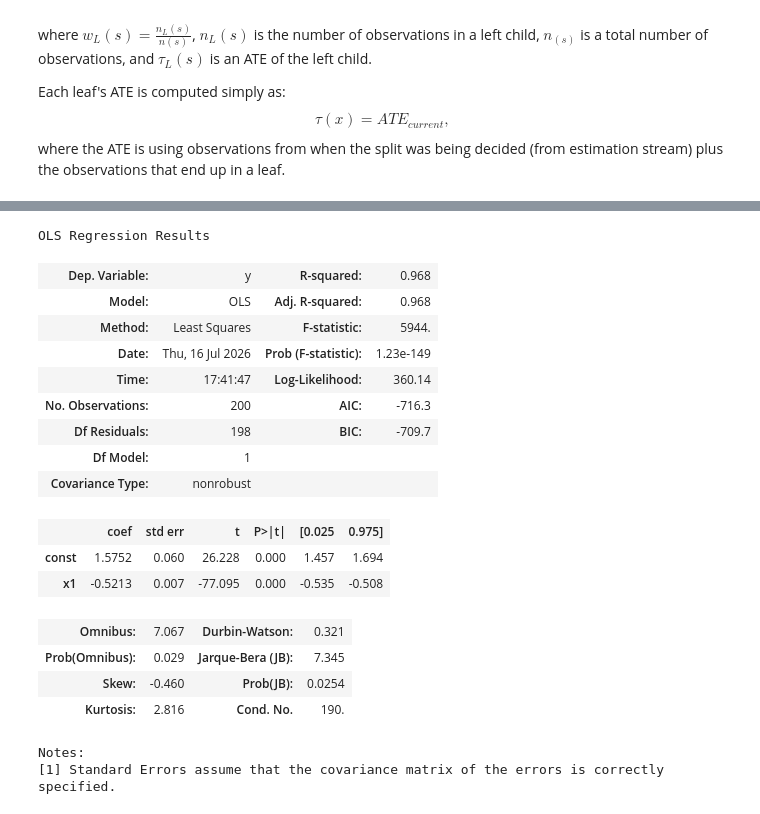
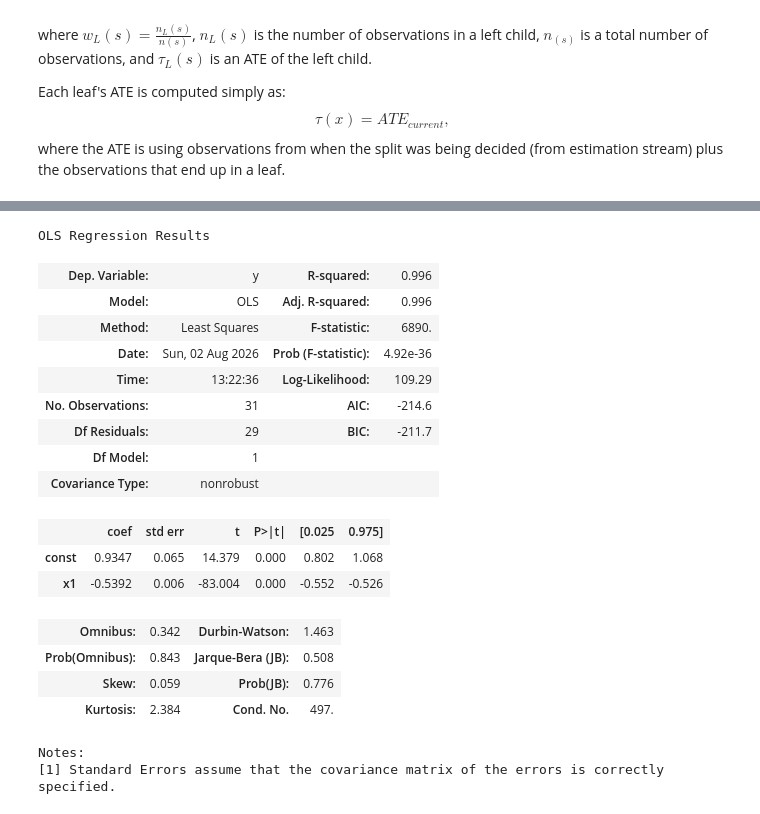
Before and after one commit to goxmox/online_random_forest, a Jupyter notebook: online_rf.ipynb, the cells around one changed output, grey strips where cells are left out. Drawn from its saved outputs; the diff is of its cells as text; code cells hidden in the pictures.

```diff
--- a/online_rf.ipynb
+++ b/online_rf.ipynb
@@ -579,19 +634,26 @@ class TreeNode:
 
             return self.children[side].compute_ate(x)
 # %%
-M = 50
-epochs = 250
-startup_n = 200
-n_features = 3
-dgp_mu1 = dgp1_cate
-dgp_mu0 = dgp2_cate
-prop_cate = prop1_cate
-sigma = 3
+M = 20
+epochs = 60
+startup_n = 100
+n_features = 10
 
-mse_mc = np.zeros(shape=(epochs, M))
+dgp1 = DGPSettings(
+    d = n_features,
+    sigma = 1,
+    e = wa_e1,
+    m = wa_m1,
+    tau = wa_tau1,
+)
+
+mse_mc_online = np.zeros(shape=(epochs, M))
+mae_mc_online = np.zeros(shape=(epochs, M))
+mse_mc_offline = np.zeros(shape=(epochs, M))
+mae_mc_offline = np.zeros(shape=(epochs, M))
 # %%
 rng = np.random.default_rng(1)
-large_sample = rng.uniform(0, 1, size=(30000, n_features))
-true_cate = [dgp_mu1(large_sample[n, :]) for n in range(large_sample.shape[0])]
+large_sample = rng.uniform(0, 1, size=(3000, n_features))
+true_cate = [wa_tau1(large_sample[i, :]) for i in range(large_sample.shape[0])]
 # %%
 for m in range(M):
@@ -662,0 +763,10 @@ for m in range(M):
+# %%
+computed_sim[2] = np.c_[mse_mc_online, computed_sim[2]]
+computed_sim[0] = np.c_[mse_mc_offline, computed_sim[0]]
+computed_sim[1] = np.c_[mae_mc_offline, computed_sim[1]]
+computed_sim[3] = np.c_[mae_mc_online, computed_sim[3]]
+# %%
+mse_mc_online = computed_sim[2]
+mae_mc_online = computed_sim[3]
+mse_mc_offline = computed_sim[0]
+mae_mc_offline = computed_sim[1]
@@ -678,25 +834,25 @@ plt.show()
 # %%
 import statsmodels.api as sm
 
-sm.OLS(exog=sm.add_constant(np.log(np.arange(startup_n + 50, startup_n + 50 * (epochs + 1), 50))), endog=np.log(median_mse)).fit().summary()
+sm.OLS(exog=sm.add_constant(np.log(np.arange(startup_n + 500 * 30, startup_n + 500 * (epochs + 1), 500))), endog=np.log(mean_mse_offline[29:])).fit().summary()
 # %% [output]
 OLS Regression Results
-| Dep. Variable: | y | R-squared: | 0.968 |
-| Model: | OLS | Adj. R-squared: | 0.968 |
-| Method: | Least Squares | F-statistic: | 5944. |
-| Date: | Thu, 16 Jul 2026 | Prob (F-statistic): | 1.23e-149 |
-| Time: | 17:41:47 | Log-Likelihood: | 360.14 |
-| No. Observations: | 200 | AIC: | -716.3 |
-| Df Residuals: | 198 | BIC: | -709.7 |
+| Dep. Variable: | y | R-squared: | 0.996 |
+| Model: | OLS | Adj. R-squared: | 0.996 |
+| Method: | Least Squares | F-statistic: | 6890. |
+| Date: | Sun, 02 Aug 2026 | Prob (F-statistic): | 4.92e-36 |
+| Time: | 13:22:36 | Log-Likelihood: | 109.29 |
+| No. Observations: | 31 | AIC: | -214.6 |
+| Df Residuals: | 29 | BIC: | -211.7 |
 | Df Model: | 1 |  |  |
 | Covariance Type: | nonrobust |  |  |
 |  | coef | std err | t | P>|t| | [0.025 | 0.975] |
-| const | 1.5752 | 0.060 | 26.228 | 0.000 | 1.457 | 1.694 |
-| x1 | -0.5213 | 0.007 | -77.095 | 0.000 | -0.535 | -0.508 |
+| const | 0.9347 | 0.065 | 14.379 | 0.000 | 0.802 | 1.068 |
+| x1 | -0.5392 | 0.006 | -83.004 | 0.000 | -0.552 | -0.526 |
-| Omnibus: | 7.067 | Durbin-Watson: | 0.321 |
-| Prob(Omnibus): | 0.029 | Jarque-Bera (JB): | 7.345 |
-| Skew: | -0.460 | Prob(JB): | 0.0254 |
-| Kurtosis: | 2.816 | Cond. No. | 190. |
+| Omnibus: | 0.342 | Durbin-Watson: | 1.463 |
+| Prob(Omnibus): | 0.843 | Jarque-Bera (JB): | 0.508 |
+| Skew: | 0.059 | Prob(JB): | 0.776 |
+| Kurtosis: | 2.384 | Cond. No. | 497. |
 Notes:
 [1] Standard Errors assume that the covariance matrix of the errors is correctly specified.
 # %%
```
Also changed, not shown: parts of 9 cells of this notebook.
